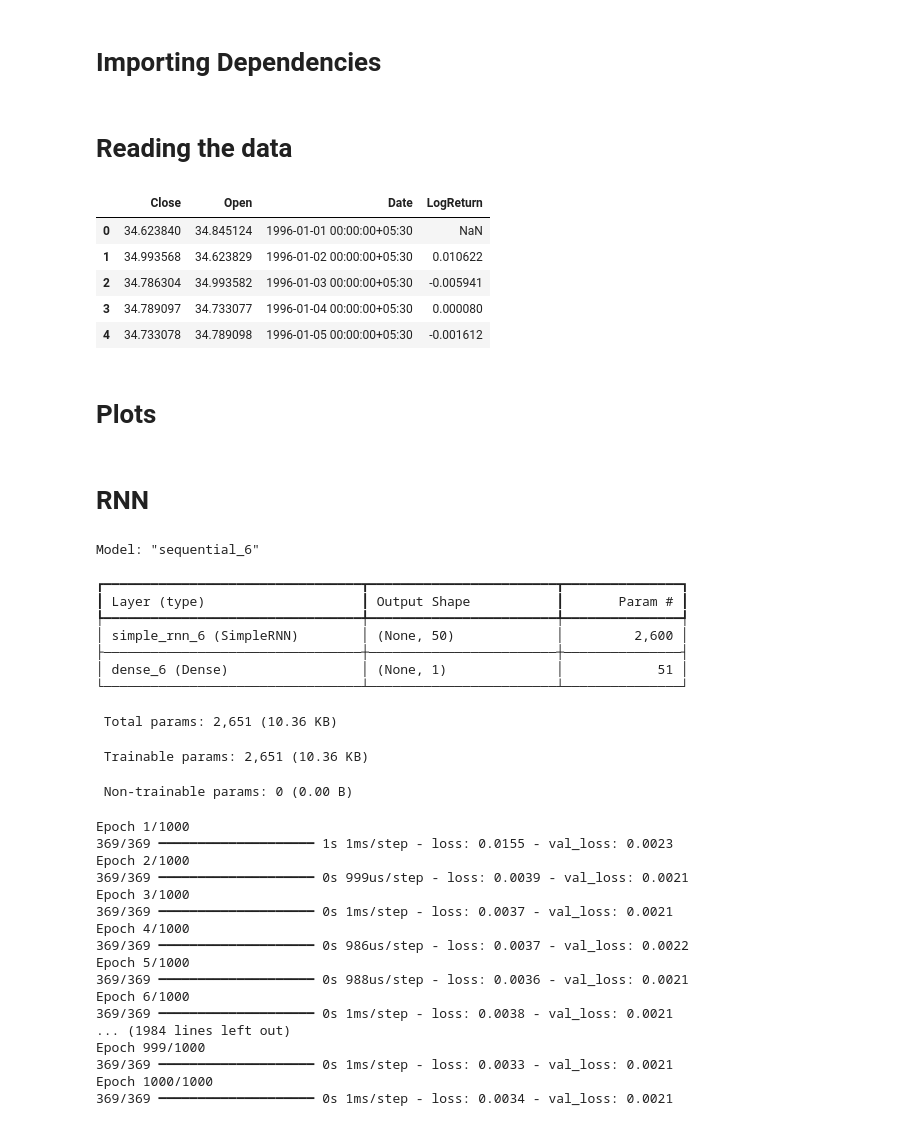
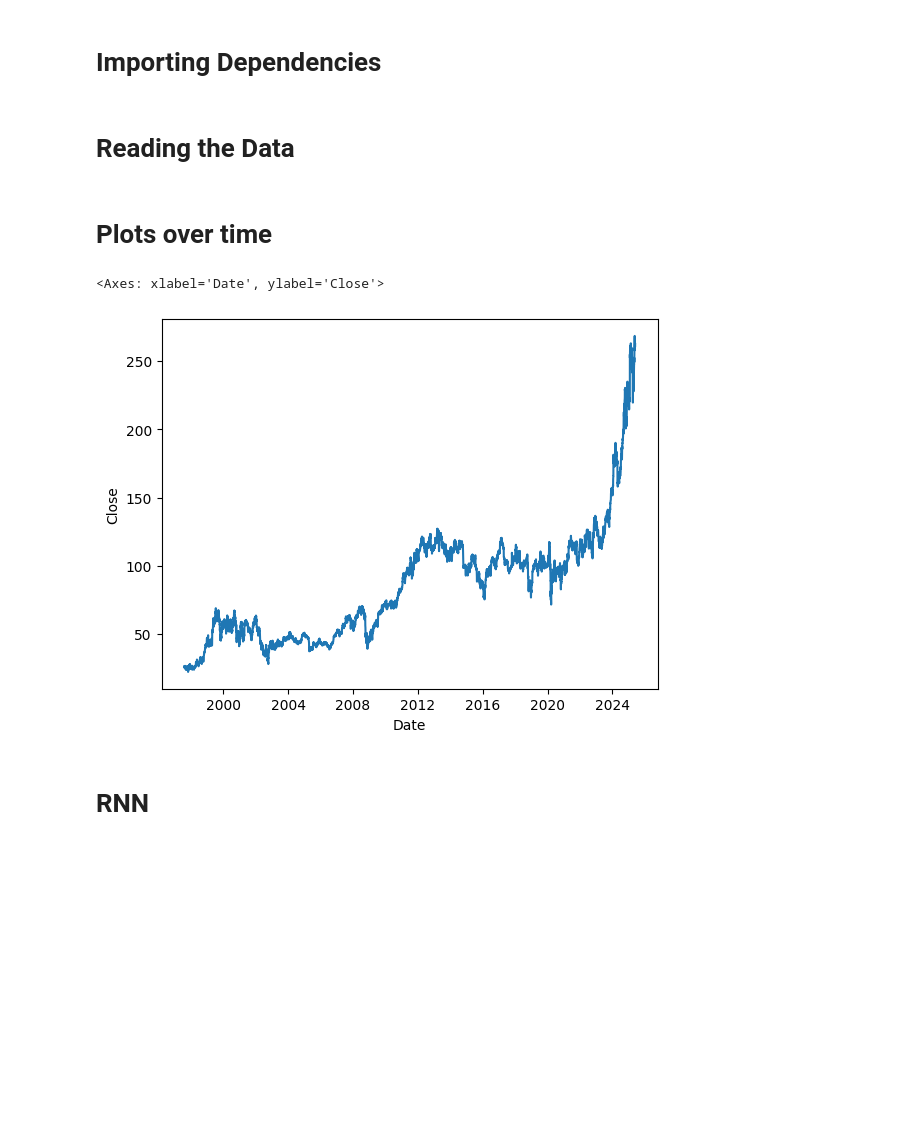
Before and after one commit to git-ankuryadav/Stock-Price-Prediction, a Jupyter notebook: final-RNN.ipynb, the cells around one changed output. Saved outputs shown, nothing was run; the diff lists cells and outputs as text; code cells hidden in the pictures; blank space fills up the shorter version.

```diff
--- a/final-RNN.ipynb
+++ b/final-RNN.ipynb
@@ -9,19 +12,14 @@ import matplotlib.pyplot as plt
 # %% [markdown]
-# Reading the data
+# Reading the Data
-# %%
-df = pd.read_csv("dataFiles/HINDUNILVR_cleaned.csv")
-
-df = df[['Close','Open','Date']]
-df['LogReturn'] = np.log(df['Close'] / df['Close'].shift(1))
-df.head()
-# %% [output]
-|  | Close | Open | Date | LogReturn |
-| 0 | 34.623840 | 34.845124 | 1996-01-01 00:00:00+05:30 | NaN |
-| 1 | 34.993568 | 34.623829 | 1996-01-02 00:00:00+05:30 | 0.010622 |
-| 2 | 34.786304 | 34.993582 | 1996-01-03 00:00:00+05:30 | -0.005941 |
-| 3 | 34.789097 | 34.733077 | 1996-01-04 00:00:00+05:30 | 0.000080 |
-| 4 | 34.733078 | 34.789098 | 1996-01-05 00:00:00+05:30 | -0.001612 |
+# %%
+# --- Load Data ---
+df = pd.read_csv("dataFiles/IBM.csv", index_col="Date", parse_dates=True)
+df = df.tail(7000)
+close_prices = df['Close'].values.reshape(-1, 1)
 # %% [markdown]
-# Plots
+# Plots over time
 # %%
-# sns.lineplot(data = df, x = "Date", y = "Close")
+sns.lineplot(data = df, x = "Date", y = "Close")
+# %% [output]
+<Axes: xlabel='Date', ylabel='Close'>
+[figure, added]
@@ -66,43 +27,0 @@ y_train, y_test = y[:split_index], y[split_index:]
-# %%
-from tensorflow.keras.models import Sequential
-from tensorflow.keras.layers import SimpleRNN, Dense
-
-model = Sequential([
-    SimpleRNN(50, activation='tanh', input_shape=(window_size, 1)),
-    Dense(1)
-])
-
-model.compile(optimizer='adam', loss='mse')
-model.summary()
-
-
-history = model.fit(X_train, y_train, epochs=1000, batch_size=16, validation_data=(X_test, y_test), verbose=1)
-# %% [output]
-Model: "sequential_6"
-┏━━━━━━━━━━━━━━━━━━━━━━━━━━━━━━━━━┳━━━━━━━━━━━━━━━━━━━━━━━━┳━━━━━━━━━━━━━━━┓
-┃ Layer (type)                    ┃ Output Shape           ┃       Param # ┃
-┡━━━━━━━━━━━━━━━━━━━━━━━━━━━━━━━━━╇━━━━━━━━━━━━━━━━━━━━━━━━╇━━━━━━━━━━━━━━━┩
-│ simple_rnn_6 (SimpleRNN)        │ (None, 50)             │         2,600 │
-├─────────────────────────────────┼────────────────────────┼───────────────┤
-│ dense_6 (Dense)                 │ (None, 1)              │            51 │
-└─────────────────────────────────┴────────────────────────┴───────────────┘
- Total params: 2,651 (10.36 KB)
- Trainable params: 2,651 (10.36 KB)
- Non-trainable params: 0 (0.00 B)
-Epoch 1/1000
-369/369 ━━━━━━━━━━━━━━━━━━━━ 1s 1ms/step - loss: 0.0155 - val_loss: 0.0023
-Epoch 2/1000
-369/369 ━━━━━━━━━━━━━━━━━━━━ 0s 999us/step - loss: 0.0039 - val_loss: 0.0021
-Epoch 3/1000
-369/369 ━━━━━━━━━━━━━━━━━━━━ 0s 1ms/step - loss: 0.0037 - val_loss: 0.0021
-Epoch 4/1000
-369/369 ━━━━━━━━━━━━━━━━━━━━ 0s 986us/step - loss: 0.0037 - val_loss: 0.0022
-Epoch 5/1000
-369/369 ━━━━━━━━━━━━━━━━━━━━ 0s 988us/step - loss: 0.0036 - val_loss: 0.0021
-Epoch 6/1000
-369/369 ━━━━━━━━━━━━━━━━━━━━ 0s 1ms/step - loss: 0.0038 - val_loss: 0.0021
-... (1984 lines left out)
-Epoch 999/1000
-369/369 ━━━━━━━━━━━━━━━━━━━━ 0s 1ms/step - loss: 0.0033 - val_loss: 0.0021
-Epoch 1000/1000
-369/369 ━━━━━━━━━━━━━━━━━━━━ 0s 1ms/step - loss: 0.0034 - val_loss: 0.0021
```
Also changed, not shown: parts of 10 cells of this notebook, 7 other files.
